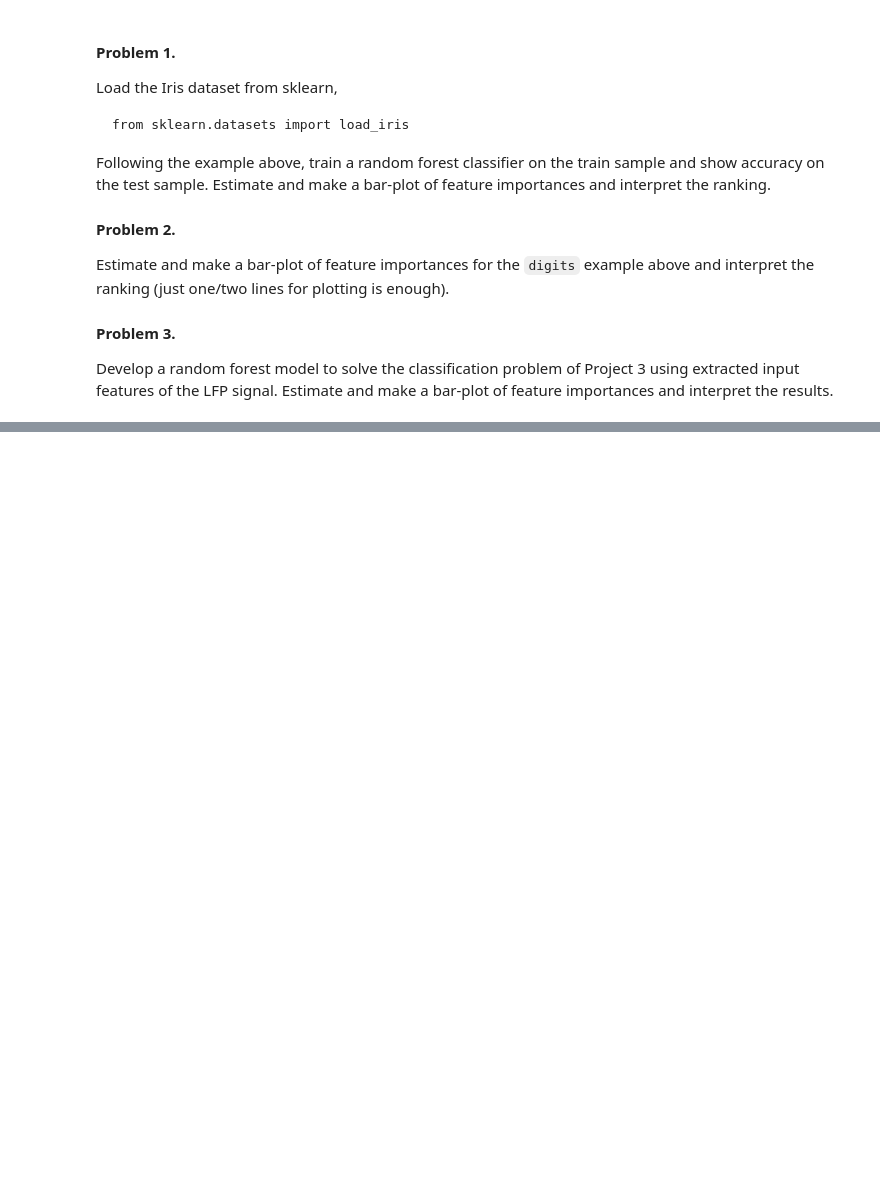
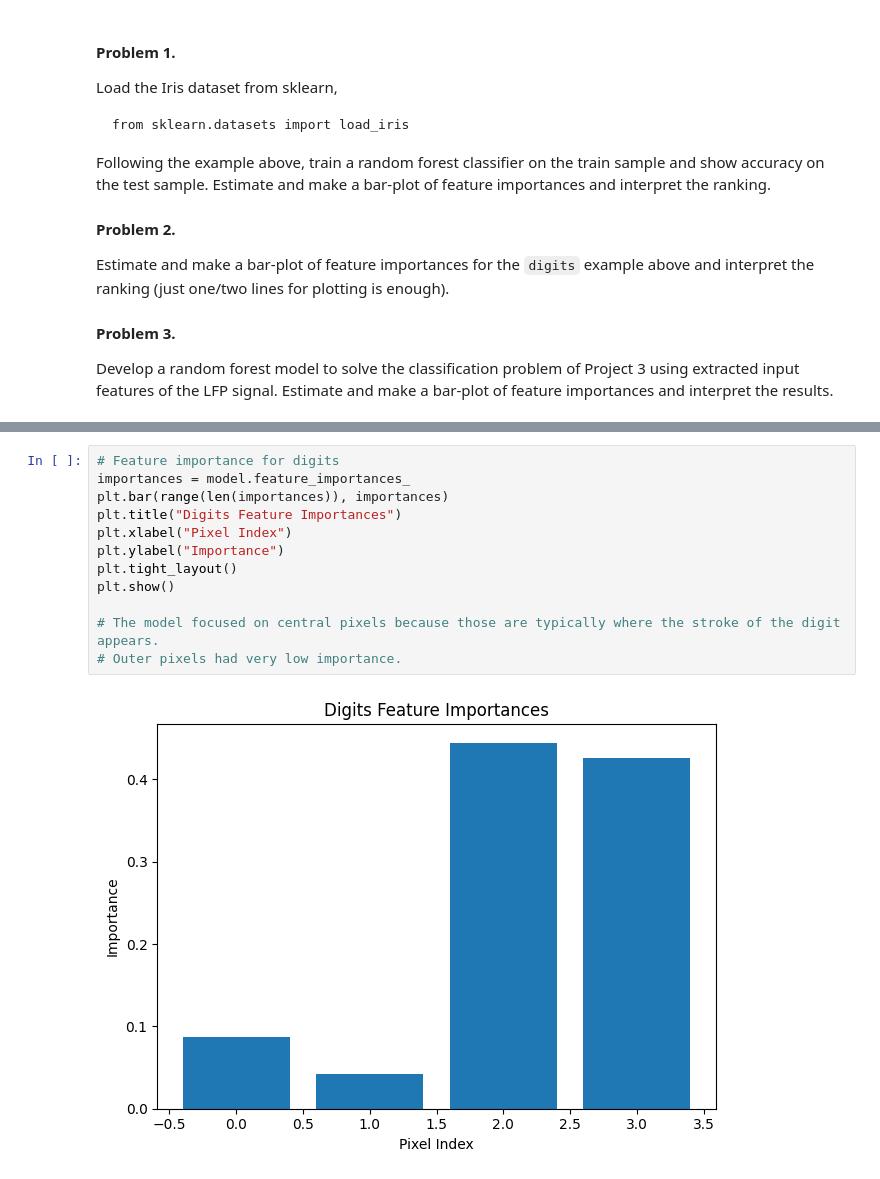
Before and after one commit to bradygiacopelli/Machine-Learning-4540, a Jupyter notebook: HW12/Trees,_RF.ipynb, the cells around one changed output, grey strips where cells are left out. Saved outputs shown, nothing was run; the diff lists cells and outputs as text; blank space fills up the shorter version.

```diff
--- a/HW12/Trees,_RF.ipynb
+++ b/HW12/Trees,_RF.ipynb
@@ -332,0 +367,14 @@ Develop a random forest model to solve the classification problem of Project 3 u
+# %%
+# Feature importance for digits
+importances = model.feature_importances_
+plt.bar(range(len(importances)), importances)
+plt.title("Digits Feature Importances")
+plt.xlabel("Pixel Index")
+plt.ylabel("Importance")
+plt.tight_layout()
+plt.show()
+
+# The model focused on central pixels because those are typically where the stroke of the digit appears.
+# Outer pixels had very low importance.
+# %% [output]
+[figure, added]
```
Also changed, not shown: parts of 2 cells of this notebook, 3 other files.
